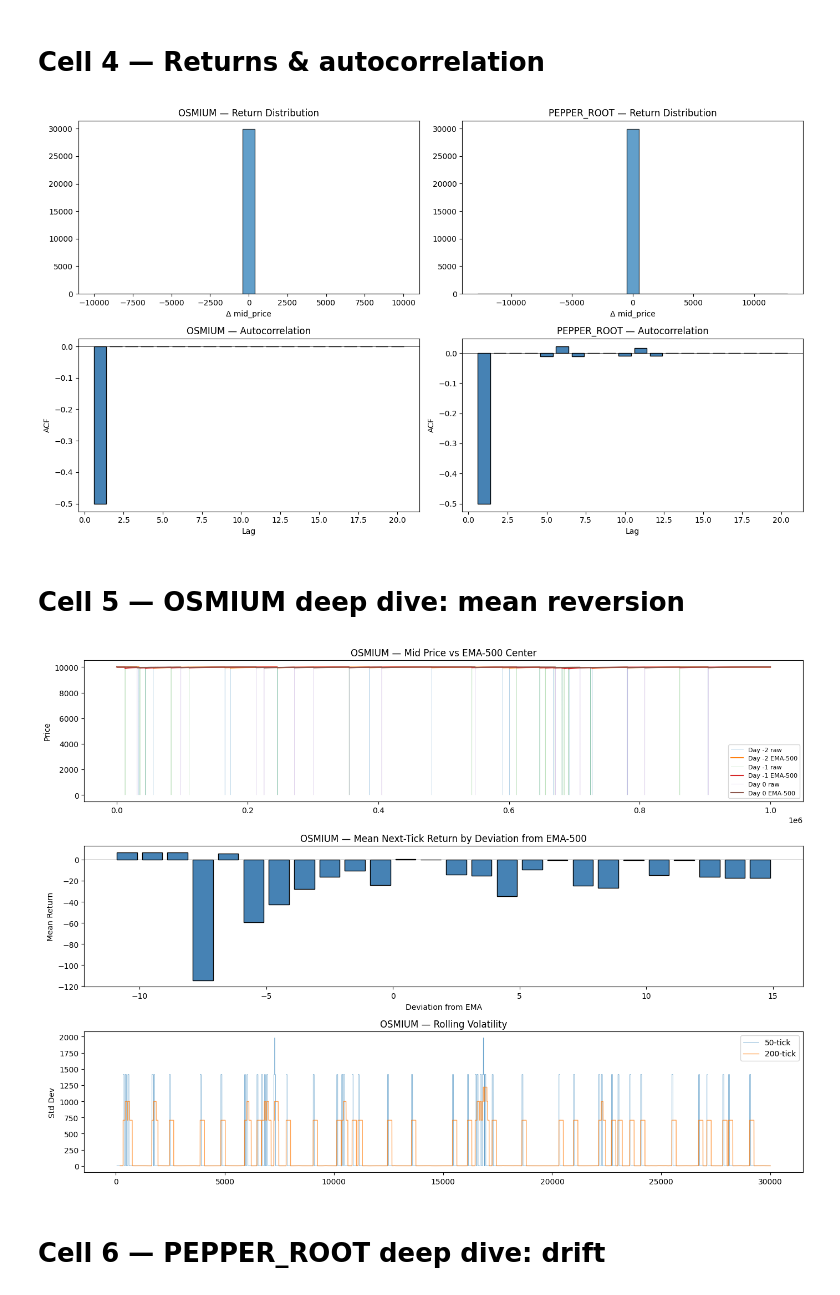
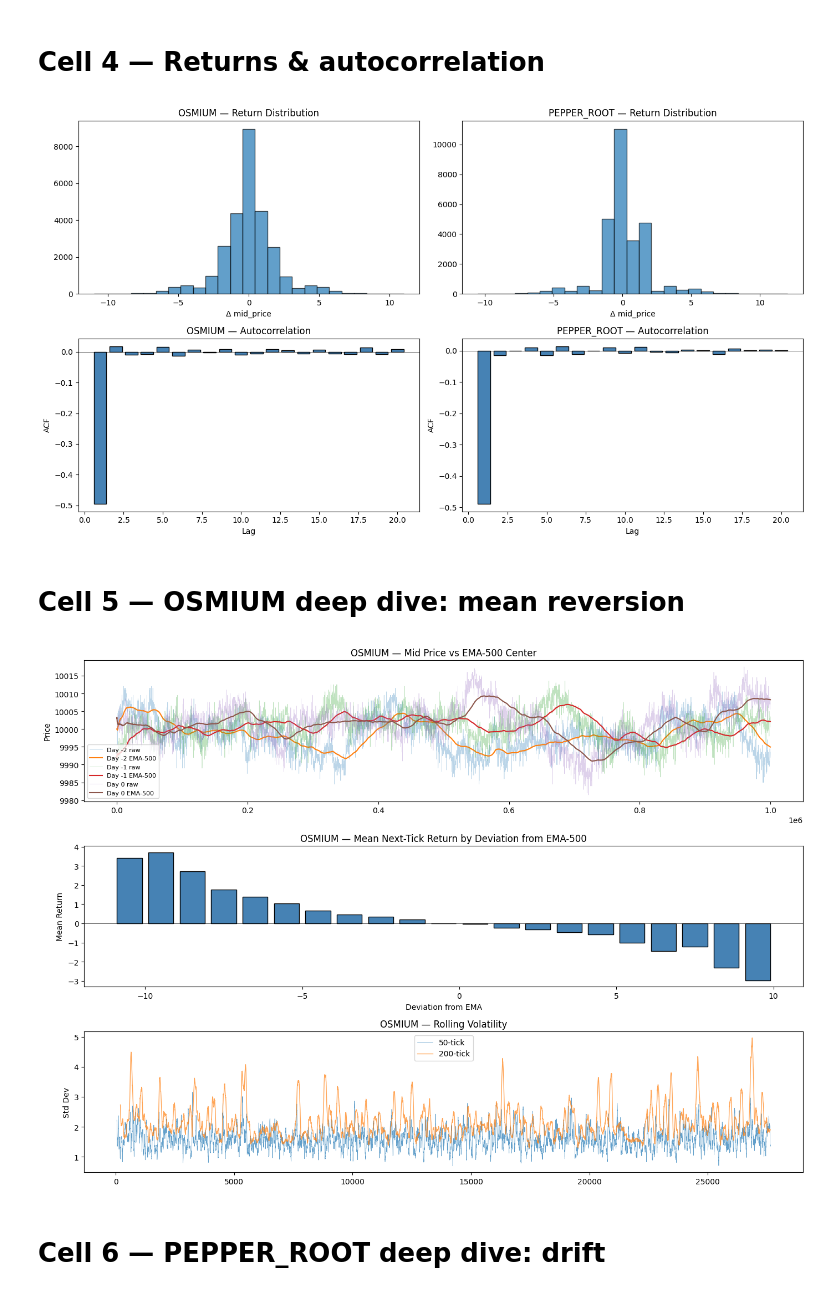
Before and after one commit to KurtisBauman/prosperity4, a Jupyter notebook: analysis/round_1.ipynb, the cells around one changed output. Saved outputs shown, nothing was run; the diff lists cells and outputs as text; code cells hidden in the pictures.

```diff
--- a/analysis/round_1.ipynb
+++ b/analysis/round_1.ipynb
@@ -26,6 +26,9 @@ trades = pd.concat([
 osmium = prices[prices["product"] == "ASH_COATED_OSMIUM"].copy()
 pepper = prices[prices["product"] == "INTARIAN_PEPPER_ROOT"].copy()
 
+osmium = osmium[osmium["bid_price_1"].notna() & osmium["ask_price_1"].notna()].copy()
+pepper = pepper[pepper["bid_price_1"].notna() & pepper["ask_price_1"].notna()].copy()
+
 # Global tick index for multi-day plots
 for df in [osmium, pepper]:
     df["tick"] = range(len(df))
@@ -77,26 +80,26 @@ plt.show()
 # %%
 fig, axes = plt.subplots(2, 2, figsize=(14, 8))
 
 for col, (df, name) in enumerate([(osmium, "OSMIUM"), (pepper, "PEPPER_ROOT")]):
-    returns = df["mid_price"].diff().dropna()
+    returns = df.groupby("day")["mid_price"].diff().dropna()
 
     # Return distribution
     axes[0, col].hist(returns, bins=25, edgecolor="black", alpha=0.7)
     axes[0, col].set_title(f"{name} — Return Distribution")
     axes[0, col].set_xlabel("Δ mid_price")
 
     # Autocorrelation
     acf = [returns.autocorr(lag=k) for k in range(1, 21)]
     axes[1, col].bar(range(1, 21), acf, color="steelblue", edgecolor="black")
     axes[1, col].axhline(0, color="black", linewidth=0.5)
     axes[1, col].set_title(f"{name} — Autocorrelation")
     axes[1, col].set_xlabel("Lag")
     axes[1, col].set_ylabel("ACF")
 
 plt.tight_layout()
 plt.show()
 # %% [output]
-[figure, old version]
+[figure, new version]
 # %% [markdown]
 # Cell 5 — OSMIUM deep dive: mean reversion
 # %%
@@ -152,7 +155,7 @@ axes[2].set_ylabel("Std Dev")
 plt.tight_layout()
 plt.show()
 # %% [output]
-[figure, old version]
+[figure, new version]
 # %% [markdown]
 # Cell 6 — PEPPER_ROOT deep dive: drift
 # %%
```
Also changed, not shown: parts of 7 cells of this notebook, 8 other files.
